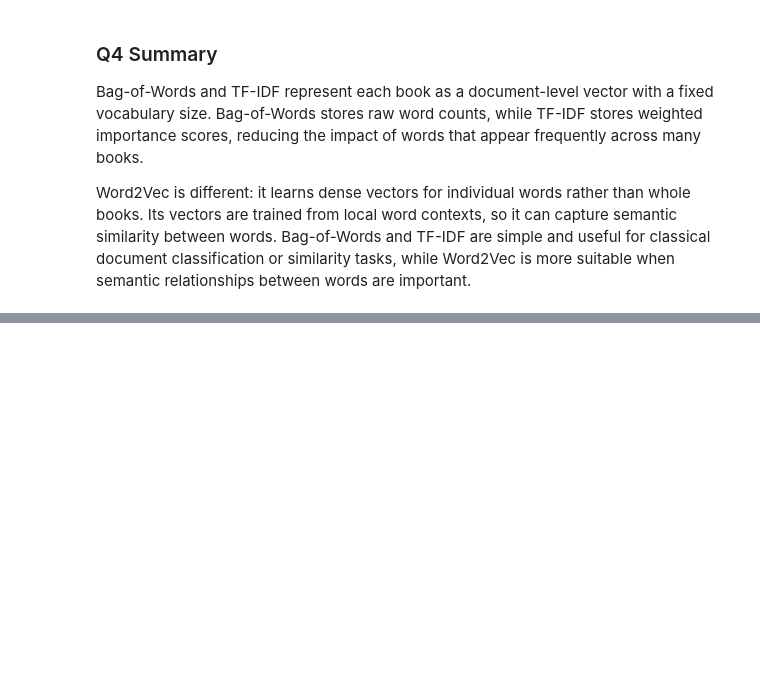
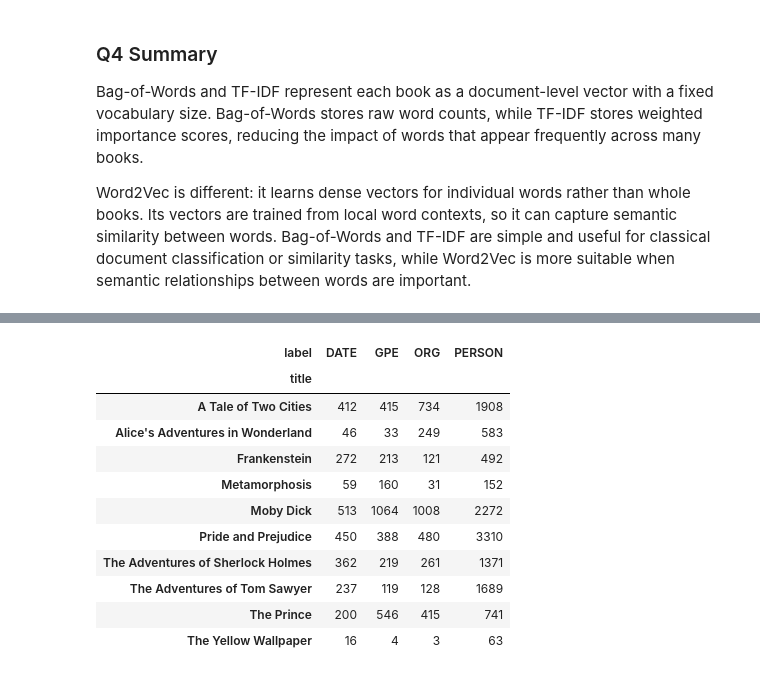
Before and after one commit to oshuptar/NamedEntityRecognition, a Jupyter notebook: main.ipynb, the cells around one changed output, grey strips where cells are left out. Cells and saved outputs as stored; diff of their text form; code cells hidden in the pictures; blank space fills up the shorter version.

```diff
--- a/main.ipynb
+++ b/main.ipynb
@@ -426,3 +424,39 @@ Word2vec: 9719 words x 1000 dimensions
 Bag-of-Words and TF-IDF represent each book as a document-level vector with a fixed vocabulary size. Bag-of-Words stores raw word counts, while TF-IDF stores weighted importance scores, reducing the impact of words that appear frequently across many books.
 
 Word2Vec is different: it learns dense vectors for individual words rather than whole books. Its vectors are trained from local word contexts, so it can capture semantic similarity between words. Bag-of-Words and TF-IDF are simple and useful for classical document classification or similarity tasks, while Word2Vec is more suitable when semantic relationships between words are important.
+# %%
+# Q5:
+
+TARGET_LABELS = {"PERSON", "GPE", "ORG", "DATE"}
+
+def extract_entities(book_text: str, book_id: int) -> list[dict[str, str | int]]:
+    records: list[dict[str, str | int]] = []
+    doc = spacy_doc(book_text)
+    for entity in doc.ents:
+        if entity.label_ in TARGET_LABELS:
+            records.append({
+                "book_id": book_id,
+                "title": BOOKS.get(book_id, "Unknown"),
+                "entity": entity.text,
+                "label": entity.label_,
+            })
+    return records
+
+entity_records: list[dict[str, str | int]] = []
+for book_id, book_text in book_dict.items():
+    entity_records.extend(extract_entities(book_text, book_id))
+
+entities_df = pd.DataFrame(entity_records)
+def top_k_entities(entity_df : pd.DataFrame, k:int) -> pd.DataFrame:
+    top_entities_df = (entity_df
+            .groupby(by = ["book_id", "title", "label", "entity"])
+            .size()
+            .reset_index(name="frequency")
+            .sort_values(by=["book_id", "label", "frequency"], ascending=[True, True, False]))
+    return top_entities_df.groupby(["book_id", "label"]).head(k).reset_index(drop=True)
+
+def top_k_entities_for_book_and_label(top_k_entity_df: pd.DataFrame, book_id: int, label:str):
+    return top_k_entity_df[(top_k_entity_df["book_id"] == book_id) &(top_k_entity_df["label"] == label)].reset_index(drop = True)
+
+top_k_entity_df = top_k_entities(entities_df, 5)
+display(top_k_entities_for_book_and_label(top_k_entity_df, book_id = first_book_id, label = "PERSON"))
@@ -428,0 +526,19 @@ Word2Vec is different: it learns dense vectors for individual words rather than
+# %%
+def compute_entity_distribution(entities_df: pd.DataFrame) -> pd.DataFrame:
+    return (entities_df.groupby(["label", "title"]).size().reset_index(name = "frequency"))
+
+entity_distribution_df = compute_entity_distribution(entities_df)
+display(entity_distribution_df.pivot(values = "frequency", index = "title", columns=["label"]))
+# %% [output]
+| label | DATE | GPE | ORG | PERSON |
+| title |  |  |  |  |
+| A Tale of Two Cities | 412 | 415 | 734 | 1908 |
+| Alice's Adventures in Wonderland | 46 | 33 | 249 | 583 |
+| Frankenstein | 272 | 213 | 121 | 492 |
+| Metamorphosis | 59 | 160 | 31 | 152 |
+| Moby Dick | 513 | 1064 | 1008 | 2272 |
+| Pride and Prejudice | 450 | 388 | 480 | 3310 |
+| The Adventures of Sherlock Holmes | 362 | 219 | 261 | 1371 |
+| The Adventures of Tom Sawyer | 237 | 119 | 128 | 1689 |
+| The Prince | 200 | 546 | 415 | 741 |
+| The Yellow Wallpaper | 16 | 4 | 3 | 63 |
```
Also changed, not shown: parts of 6 cells of this notebook.
